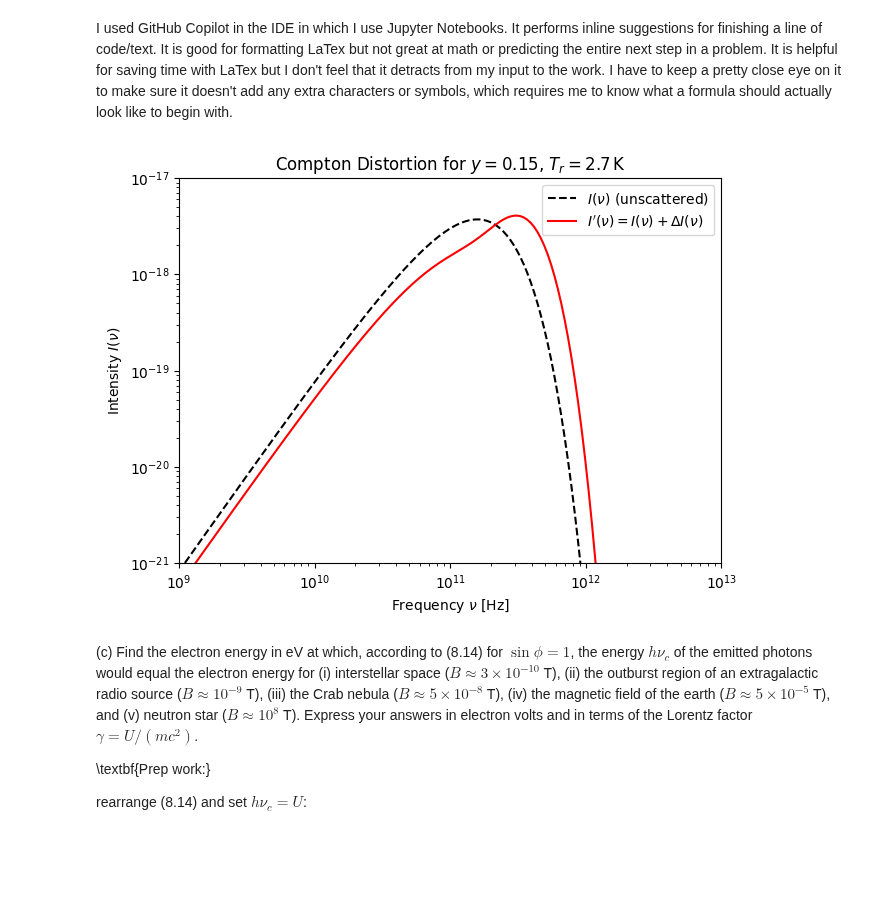
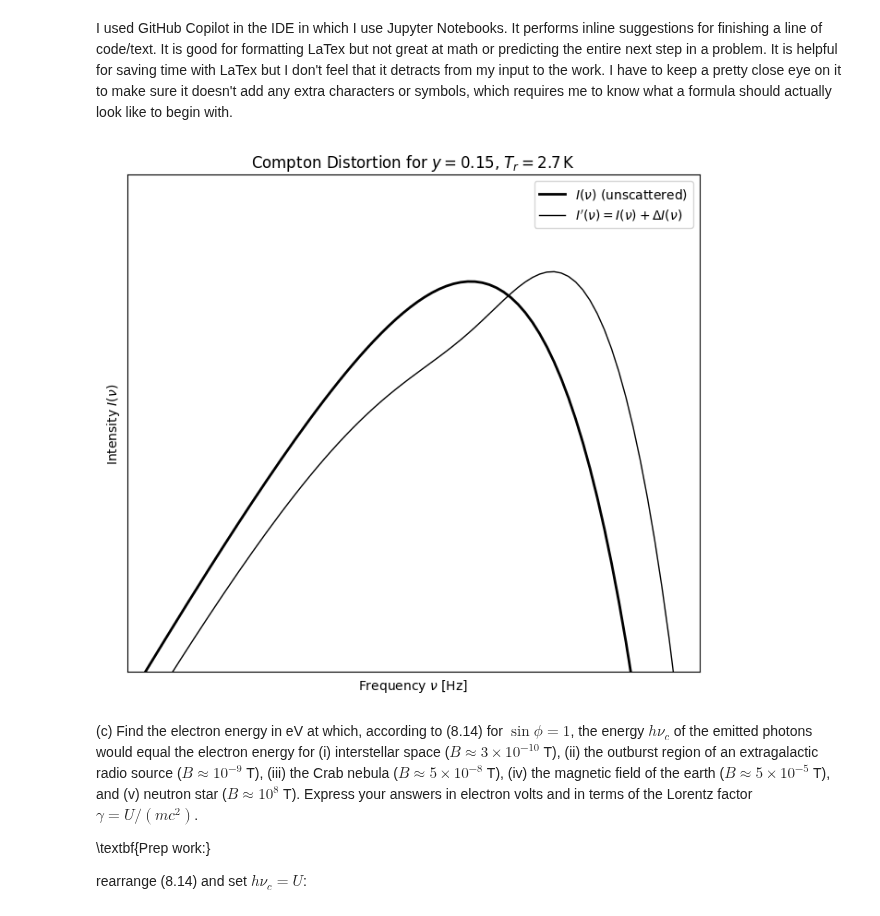
Before and after one commit to richardmoser/School-Jupyters, a Jupyter notebook: HW/Astro Scratch.ipynb, the cells around one changed output. Drawn from its saved outputs; the diff is of its cells as text; code cells hidden in the pictures; blank space fills up the shorter version.

```diff
--- a/HW/Astro Scratch.ipynb
+++ b/HW/Astro Scratch.ipynb
@@ -265,33 +265,24 @@ I used GitHub Copilot in the IDE in which I use Jupyter Notebooks. It performs i
 import numpy as np
 import matplotlib.pyplot as plt
 
-# ---------------------------
-# 1) Define physical constants
-# ---------------------------
+# physical constants
 h = 6.62607015e-34    # Planck's constant, J s
 kB = 1.380649e-23     # Boltzmann constant, J/K
 c = 3.0e8             # Speed of light, m/s
 
-# ---------------------------
-# 2) Define user parameters
-# ---------------------------
+# parameters
 T_r = 2.7             # Radiation temperature [K] (example)
 y  = 0.15             # Compton y-parameter
 Npoints = 200         # Number of frequency samples
 nu_min, nu_max = 1e8, 1e13  # Frequency range [Hz], user can adjust
 
-# ---------------------------
-# 3) Blackbody intensity function I(nu)
 #    I(nu) = (2 h nu^3 / c^2) * 1/[exp(h nu / (kB T_r)) - 1]
-# ---------------------------
 def I_nu(nu, T):
     x = h * nu / (kB * T)
     # Avoid numerical overflow/underflow in the exponent if desired
     # For demonstration, we do a naive approach:
     return (2.0 * h * nu**3 / c**2) / (np.exp(x) - 1.0)
 
-# ---------------------------
-# 4) Function to compute Delta I using the user formula:
 #    Delta I(nu) = y * nu * d/dnu [ nu^4 * d/dnu ( nu^-3 * I(nu) ) ]
 # We'll do numeric derivatives for demonstration.
 # ---------------------------
@@ -323,40 +314,47 @@ def delta_I_nu(nu, T, yval):
     dh_dn = derivative(h_func, nu)
 
     # Finally, Delta I(nu):
     return yval * nu * dh_dn
 
 # ---------------------------
 # 5) Build frequency array & evaluate
 # ---------------------------
 freqs = np.logspace(np.log10(nu_min), np.log10(nu_max), Npoints)
 Inu   = np.array([I_nu(nu_, T_r) for nu_ in freqs])
 dInu  = np.array([delta_I_nu(nu_, T_r, y) for nu_ in freqs])
 Iprime= Inu + dInu
 
 # ---------------------------
 # 6) Plot the results (log-log)
 # ---------------------------
-plt.figure(figsize=(7,5))
-plt.loglog(freqs, Inu, label=r"$I(\nu)$ (unscattered)", color='black', linestyle='--')
-plt.loglog(freqs, Iprime, label=r"$I'(\nu) = I(\nu) + \Delta I(\nu)$", color ='red')
+plt.figure(figsize=(8,7))
+# plt.loglog(freqs, Inu, label=r"$I(\nu)$ (unscattered)", color='black', linestyle='--')
+# plot the unscattered intensity in a thick black line
+plt.plot(freqs, Inu, label=r"$I(\nu)$ (unscattered)", color='black', linewidth=2)
+
+plt.loglog(freqs, Iprime, label=r"$I'(\nu) = I(\nu) + \Delta I(\nu)$", color ='black', linewidth=1)
 
 # set x scale from 10^9 to 10^13 Hz
-plt.xlim(1e9, 1e13)
+plt.xlim(1e10, 1*1e12)
 # set y scale from 10^-25 to 10^-20 SI units
-plt.ylim(1e-21, 1e-17)
+plt.ylim(1e-19, 1e-17)
 
-#don't show
+# make the x and y axis arbitrary (no numbers or ticks)
+plt.xticks(fontsize=12)
+plt.yticks(fontsize=12)
+plt.tick_params(axis='x', which='both', bottom=False, top=False, labelbottom=False)
+plt.tick_params(axis='y', which='both', left=False, right=False, labelleft=False)
 
 plt.xlabel(r"Frequency $\nu$ [Hz]")
 plt.ylabel(r"Intensity $I(\nu)$")
 plt.title(r"Compton Distortion for $y=%.2f$, $T_r=%.1f\,\mathrm{K}$" % (y, T_r))
 plt.legend()
 # plt.grid(True, which="both", ls=":")
 # plt.show()
 
 plt.savefig("Compton_Distortion.png")
 # %% [output]
-[figure, old version]
+[figure, new version]
 # %% [markdown]
 (c) Find the electron energy in eV at which, according to (8.14) for $\sin \phi = 1$, the energy $h\nu_c$ of the emitted photons would equal the electron energy for (i) interstellar space ($B \approx 3 \times 10^{-10}$ T), (ii) the outburst region of an extragalactic radio source ($B \approx 10^{-9}$ T), (iii) the Crab nebula ($B \approx 5 \times 10^{-8}$ T), (iv) the magnetic field of the earth ($B \approx 5 \times 10^{-5}$ T), and (v) neutron star ($B \approx 10^8$ T). Express your answers in electron volts and in terms of the Lorentz factor $\gamma = U/(mc^2)$.
 
```
Also changed, not shown: 3 other files.
